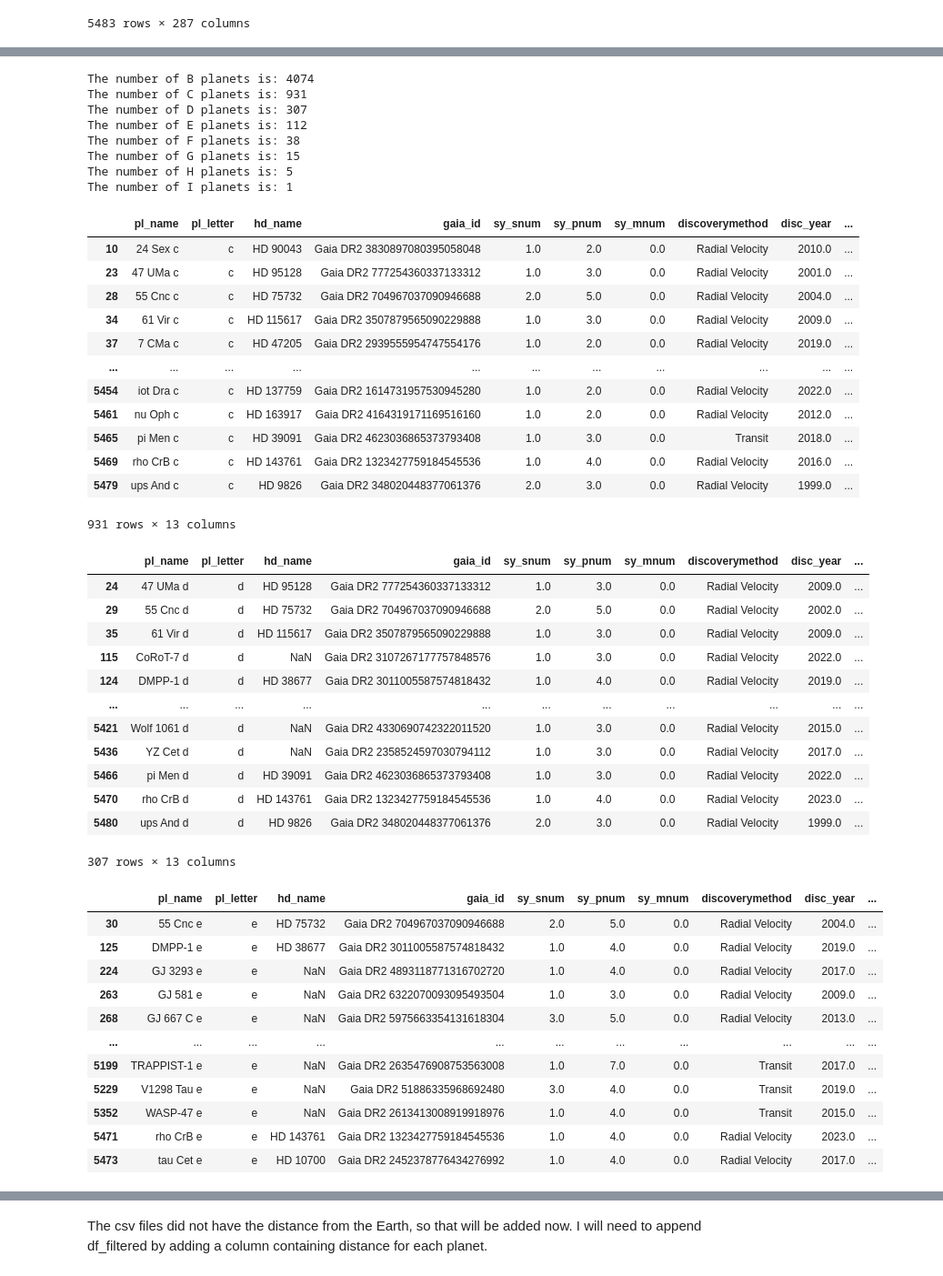
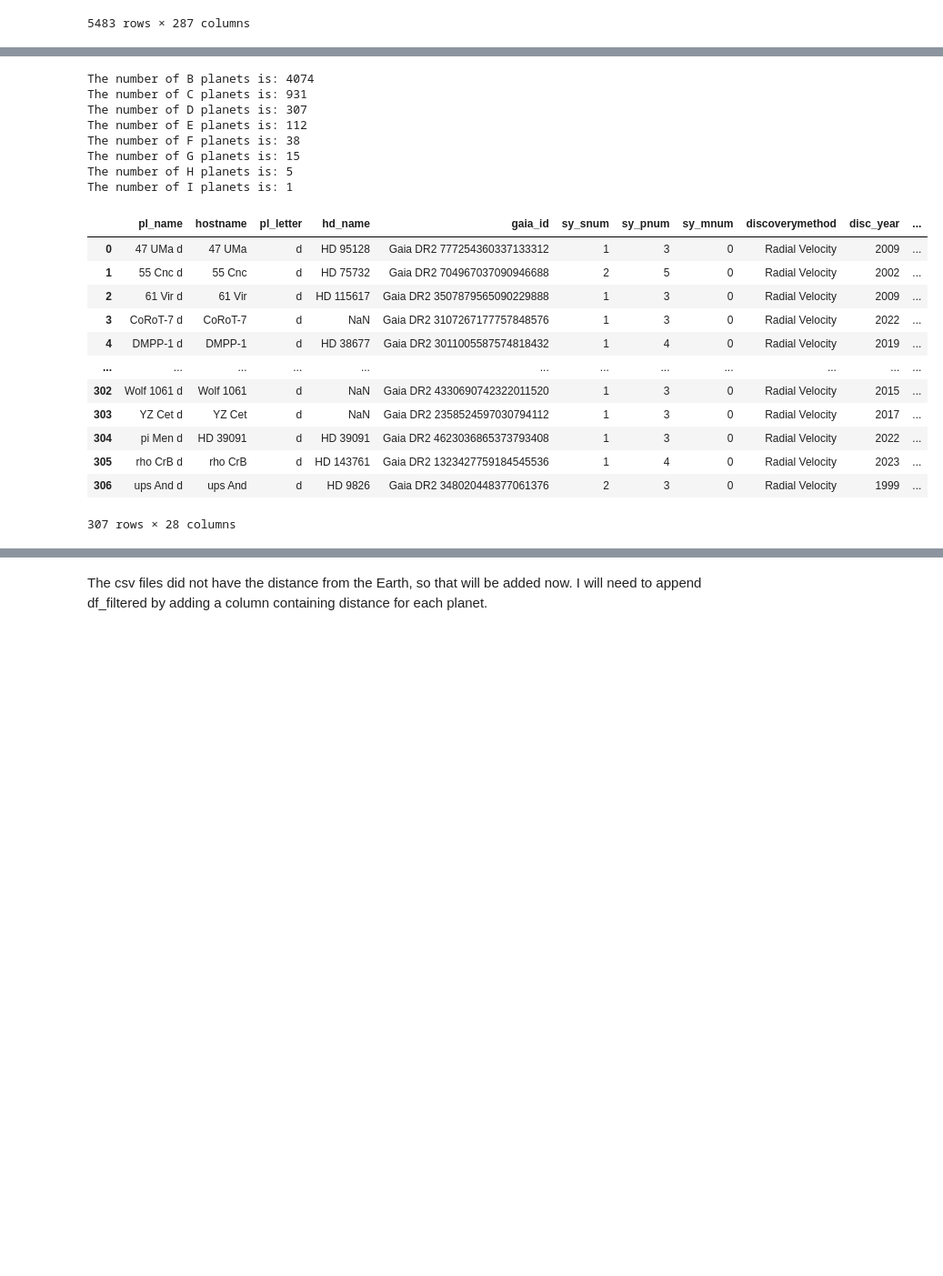
Before and after one commit to Barleead/Exoplanets, a Jupyter notebook: Capstone Exoplanets.ipynb, the cells around one changed output, grey strips where cells are left out. Shown at 91% size. Drawn from its saved outputs; the diff is of its cells as text; code cells hidden in the pictures; blank space fills up the shorter version.

Commit message:
final readme and some code for appending the filtered.csv file

```diff
--- a/Capstone Exoplanets.ipynb
+++ b/Capstone Exoplanets.ipynb
@@ -75,6 +66,6 @@ To clean the data further, lets delete any columns that won't be needed for this
 # %%
-columns = ['pl_name', 'pul_flag']
+columns = ['pl_name', 'hostname', 'pl_letter', 'hd_name', 'gaia_id', 'sy_snum', 'sy_pnum', 'sy_mnum', 'discoverymethod', 'disc_year', 'disc_locale', 'disc_facility', 'disc_telescope', 'pl_orbper' ]
+Composite = Composite[columns]
+
+columns = ['pl_name','pl_orbsmax', 'pl_rade', 'pl_radj', 'pl_masse', 'pl_dens', 'pl_orbeccen', 'pl_eqt', 'pl_trandur', 'pl_ratdor', 'pl_ratror', 'pl_occdep', 'st_rad', 'st_age', 'st_dens']
 Planetary = Planetary[columns]
-
-columns = ['pl_name', 'pl_letter', 'hd_name', 'gaia_id', 'sy_snum', 'sy_pnum', 'sy_mnum', 'discoverymethod', 'disc_year', 'disc_locale', 'disc_facility', 'disc_telescope' ]
-Composite = Composite[columns]
@@ -94,0 +74,4 @@ merged.head()
+# %%
+merged_df = Composite.merge(Planetary, left_on='pl_name', right_on='pl_name',
+          suffixes=('_Planetary ', '_Composite'))
+display(merged_df)
@@ -99,71 +96,46 @@ I will need to make some more changes to the data and filter out everything but
 # %%
 
 # would a function be better here? or combine the code into one line??
 print(("The number of B planets is:"), (merged_df['pl_letter'].value_counts()['b']))
 
 print(("The number of C planets is:"), (merged_df['pl_letter'].value_counts()['c']))
 
 print(("The number of D planets is:"), (merged_df['pl_letter'].value_counts()['d']))
 
 print(("The number of E planets is:"), (merged_df['pl_letter'].value_counts()['e']))
 
 print(("The number of F planets is:"), (merged_df['pl_letter'].value_counts()['f']))
 
 print(("The number of G planets is:"), (merged_df['pl_letter'].value_counts()['g']))
 
 print(("The number of H planets is:"), (merged_df['pl_letter'].value_counts()['h']))
 
 print(("The number of I planets is:"), (merged_df['pl_letter'].value_counts()['i']))
 
 
-df_filtered = merged_df[merged_df['pl_letter'] == 'c']
-df_filtered2 = merged_df[merged_df['pl_letter'] == 'd']
-df_filtered3 = merged_df[merged_df['pl_letter'] == 'e']
-display(df_filtered, df_filtered2, df_filtered3)
+df_filtered = merged_df[merged_df['pl_letter'] == 'd']
+df_filtered.to_csv('Filtered.csv', index=False)
+merged = pd.read_csv('Filtered.csv')
+display(merged)
 # %% [output]
 The number of B planets is: 4074
 The number of C planets is: 931
 The number of D planets is: 307
 The number of E planets is: 112
 The number of F planets is: 38
 The number of G planets is: 15
 The number of H planets is: 5
 The number of I planets is: 1
-|  | pl_name | pl_letter | hd_name | gaia_id | sy_snum | sy_pnum | sy_mnum | discoverymethod | disc_year | ... |
-| 10 | 24 Sex c | c | HD 90043 | Gaia DR2 3830897080395058048 | 1.0 | 2.0 | 0.0 | Radial Velocity | 2010.0 | ... |
-| 23 | 47 UMa c | c | HD 95128 | Gaia DR2 777254360337133312 | 1.0 | 3.0 | 0.0 | Radial Velocity | 2001.0 | ... |
-| 28 | 55 Cnc c | c | HD 75732 | Gaia DR2 704967037090946688 | 2.0 | 5.0 | 0.0 | Radial Velocity | 2004.0 | ... |
-| 34 | 61 Vir c | c | HD 115617 | Gaia DR2 3507879565090229888 | 1.0 | 3.0 | 0.0 | Radial Velocity | 2009.0 | ... |
-| 37 | 7 CMa c | c | HD 47205 | Gaia DR2 2939555954747554176 | 1.0 | 2.0 | 0.0 | Radial Velocity | 2019.0 | ... |
-| ... | ... | ... | ... | ... | ... | ... | ... | ... | ... | ... |
-| 5454 | iot Dra c | c | HD 137759 | Gaia DR2 1614731957530945280 | 1.0 | 2.0 | 0.0 | Radial Velocity | 2022.0 | ... |
-| 5461 | nu Oph c | c | HD 163917 | Gaia DR2 4164319171169516160 | 1.0 | 2.0 | 0.0 | Radial Velocity | 2012.0 | ... |
-| 5465 | pi Men c | c | HD 39091 | Gaia DR2 4623036865373793408 | 1.0 | 3.0 | 0.0 | Transit | 2018.0 | ... |
-| 5469 | rho CrB c | c | HD 143761 | Gaia DR2 1323427759184545536 | 1.0 | 4.0 | 0.0 | Radial Velocity | 2016.0 | ... |
-| 5479 | ups And c | c | HD 9826 | Gaia DR2 348020448377061376 | 2.0 | 3.0 | 0.0 | Radial Velocity | 1999.0 | ... |
+|  | pl_name | hostname | pl_letter | hd_name | gaia_id | sy_snum | sy_pnum | sy_mnum | discoverymethod | disc_year | ... |
+| 0 | 47 UMa d | 47 UMa | d | HD 95128 | Gaia DR2 777254360337133312 | 1 | 3 | 0 | Radial Velocity | 2009 | ... |
+| 1 | 55 Cnc d | 55 Cnc | d | HD 75732 | Gaia DR2 704967037090946688 | 2 | 5 | 0 | Radial Velocity | 2002 | ... |
+| 2 | 61 Vir d | 61 Vir | d | HD 115617 | Gaia DR2 3507879565090229888 | 1 | 3 | 0 | Radial Velocity | 2009 | ... |
+| 3 | CoRoT-7 d | CoRoT-7 | d | NaN | Gaia DR2 3107267177757848576 | 1 | 3 | 0 | Radial Velocity | 2022 | ... |
+| 4 | DMPP-1 d | DMPP-1 | d | HD 38677 | Gaia DR2 3011005587574818432 | 1 | 4 | 0 | Radial Velocity | 2019 | ... |
+| ... | ... | ... | ... | ... | ... | ... | ... | ... | ... | ... | ... |
+| 302 | Wolf 1061 d | Wolf 1061 | d | NaN | Gaia DR2 4330690742322011520 | 1 | 3 | 0 | Radial Velocity | 2015 | ... |
+| 303 | YZ Cet d | YZ Cet | d | NaN | Gaia DR2 2358524597030794112 | 1 | 3 | 0 | Radial Velocity | 2017 | ... |
+| 304 | pi Men d | HD 39091 | d | HD 39091 | Gaia DR2 4623036865373793408 | 1 | 3 | 0 | Radial Velocity | 2022 | ... |
+| 305 | rho CrB d | rho CrB | d | HD 143761 | Gaia DR2 1323427759184545536 | 1 | 4 | 0 | Radial Velocity | 2023 | ... |
+| 306 | ups And d | ups And | d | HD 9826 | Gaia DR2 348020448377061376 | 2 | 3 | 0 | Radial Velocity | 1999 | ... |
-931 rows × 13 columns
+307 rows × 28 columns
-|  | pl_name | pl_letter | hd_name | gaia_id | sy_snum | sy_pnum | sy_mnum | discoverymethod | disc_year | ... |
-| 24 | 47 UMa d | d | HD 95128 | Gaia DR2 777254360337133312 | 1.0 | 3.0 | 0.0 | Radial Velocity | 2009.0 | ... |
-| 29 | 55 Cnc d | d | HD 75732 | Gaia DR2 704967037090946688 | 2.0 | 5.0 | 0.0 | Radial Velocity | 2002.0 | ... |
-| 35 | 61 Vir d | d | HD 115617 | Gaia DR2 3507879565090229888 | 1.0 | 3.0 | 0.0 | Radial Velocity | 2009.0 | ... |
-| 115 | CoRoT-7 d | d | NaN | Gaia DR2 3107267177757848576 | 1.0 | 3.0 | 0.0 | Radial Velocity | 2022.0 | ... |
-| 124 | DMPP-1 d | d | HD 38677 | Gaia DR2 3011005587574818432 | 1.0 | 4.0 | 0.0 | Radial Velocity | 2019.0 | ... |
-| ... | ... | ... | ... | ... | ... | ... | ... | ... | ... | ... |
-| 5421 | Wolf 1061 d | d | NaN | Gaia DR2 4330690742322011520 | 1.0 | 3.0 | 0.0 | Radial Velocity | 2015.0 | ... |
-| 5436 | YZ Cet d | d | NaN | Gaia DR2 2358524597030794112 | 1.0 | 3.0 | 0.0 | Radial Velocity | 2017.0 | ... |
-| 5466 | pi Men d | d | HD 39091 | Gaia DR2 4623036865373793408 | 1.0 | 3.0 | 0.0 | Radial Velocity | 2022.0 | ... |
-| 5470 | rho CrB d | d | HD 143761 | Gaia DR2 1323427759184545536 | 1.0 | 4.0 | 0.0 | Radial Velocity | 2023.0 | ... |
-| 5480 | ups And d | d | HD 9826 | Gaia DR2 348020448377061376 | 2.0 | 3.0 | 0.0 | Radial Velocity | 1999.0 | ... |
-307 rows × 13 columns
-|  | pl_name | pl_letter | hd_name | gaia_id | sy_snum | sy_pnum | sy_mnum | discoverymethod | disc_year | ... |
-| 30 | 55 Cnc e | e | HD 75732 | Gaia DR2 704967037090946688 | 2.0 | 5.0 | 0.0 | Radial Velocity | 2004.0 | ... |
-| 125 | DMPP-1 e | e | HD 38677 | Gaia DR2 3011005587574818432 | 1.0 | 4.0 | 0.0 | Radial Velocity | 2019.0 | ... |
-| 224 | GJ 3293 e | e | NaN | Gaia DR2 4893118771316702720 | 1.0 | 4.0 | 0.0 | Radial Velocity | 2017.0 | ... |
-| 263 | GJ 581 e | e | NaN | Gaia DR2 6322070093095493504 | 1.0 | 3.0 | 0.0 | Radial Velocity | 2009.0 | ... |
-| 268 | GJ 667 C e | e | NaN | Gaia DR2 5975663354131618304 | 3.0 | 5.0 | 0.0 | Radial Velocity | 2013.0 | ... |
-| ... | ... | ... | ... | ... | ... | ... | ... | ... | ... | ... |
-| 5199 | TRAPPIST-1 e | e | NaN | Gaia DR2 2635476908753563008 | 1.0 | 7.0 | 0.0 | Transit | 2017.0 | ... |
-| 5229 | V1298 Tau e | e | NaN | Gaia DR2 51886335968692480 | 3.0 | 4.0 | 0.0 | Transit | 2019.0 | ... |
-| 5352 | WASP-47 e | e | NaN | Gaia DR2 2613413008919918976 | 1.0 | 4.0 | 0.0 | Transit | 2015.0 | ... |
-| 5471 | rho CrB e | e | HD 143761 | Gaia DR2 1323427759184545536 | 1.0 | 4.0 | 0.0 | Radial Velocity | 2023.0 | ... |
-| 5473 | tau Cet e | e | HD 10700 | Gaia DR2 2452378776434276992 | 1.0 | 4.0 | 0.0 | Radial Velocity | 2017.0 | ... |
```
Also changed, not shown: parts of 19 cells of this notebook, 2 other files.
